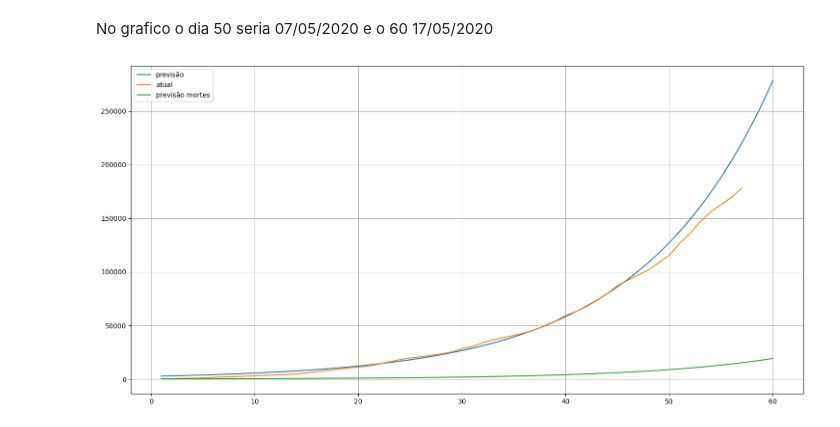
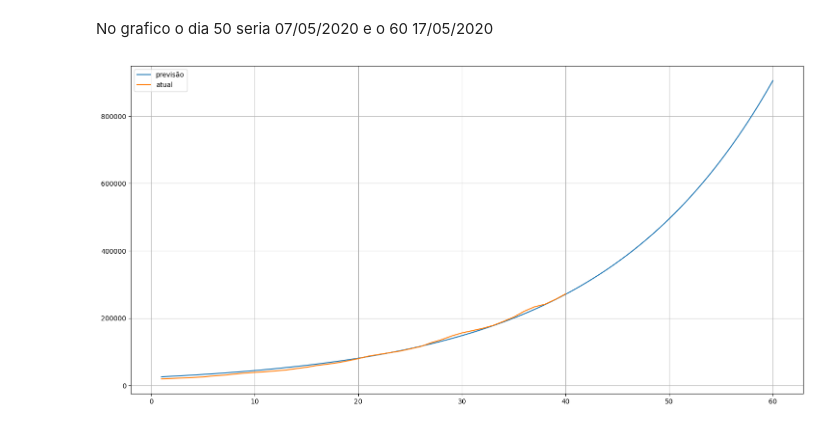
Before and after one commit to gagarcia/COVID-19, a Jupyter notebook: death_index.ipynb, the cells around one changed output. Cells and saved outputs as stored; diff of their text form; code cells hidden in the pictures.

```diff
--- a/death_index.ipynb
+++ b/death_index.ipynb
@@ -190,16 +166,14 @@ def func(x,a,b):
 # %% [markdown]
 Fitting
 # %%
-inicio = '2020-03-17'
-final = '2020-05-02'
-#yData = Brazil['BC trend'][inicio:final]
-yData = Brazil['Brazil Confirmed'][inicio:final]
+inicio = '2020-04-10'
+final = '2020-05-19'
+yData = Brazil['BC trend'][inicio:final]
+#yData = Brazil['Brazil Confirmed'][inicio:final]
 xData = np.arange(1,len(yData)+1,1)
 init_guess = [1,1]
 
 popt,pcov = curve_fit(func,xData,yData,init_guess)
-#np.savetxt('/content/drive/My Drive/Colab Notebooks/COVID19/Previsões/2020-04-30.txt', popt, delimiter=',')
-#np.savetxt('/content/drive/My Drive/Colab Notebooks/COVID19/Previsões/fitval2020-04-30.txt', fit, delimiter=',')
 # %% [markdown]
 Tests
 # %%
@@ -212,11 +186,8 @@ No grafico o dia 50 seria 07/05/2020 e o 60 17/05/2020
 # %%
 fig = plt.figure(figsize=(18,9),dpi=100)
 plt.plot(xfit,yfit,label='previsão')
 plt.plot(xDataNew,yDataNew, label = 'atual')
-plt.plot(xfit,yfit*(Brazil['Letalidade'][-3:].mean())/100, label = 'previsão mortes')
 plt.legend()
 plt.grid(True)
-yfit[-1]
-plt.savefig('/content/drive/My Drive/Colab Notebooks/COVID19/Previsões/2020-05-13')
 # %% [output]
-[figure, old version]
+[figure, new version]
```
Also changed, not shown: parts of 25 cells of this notebook.
